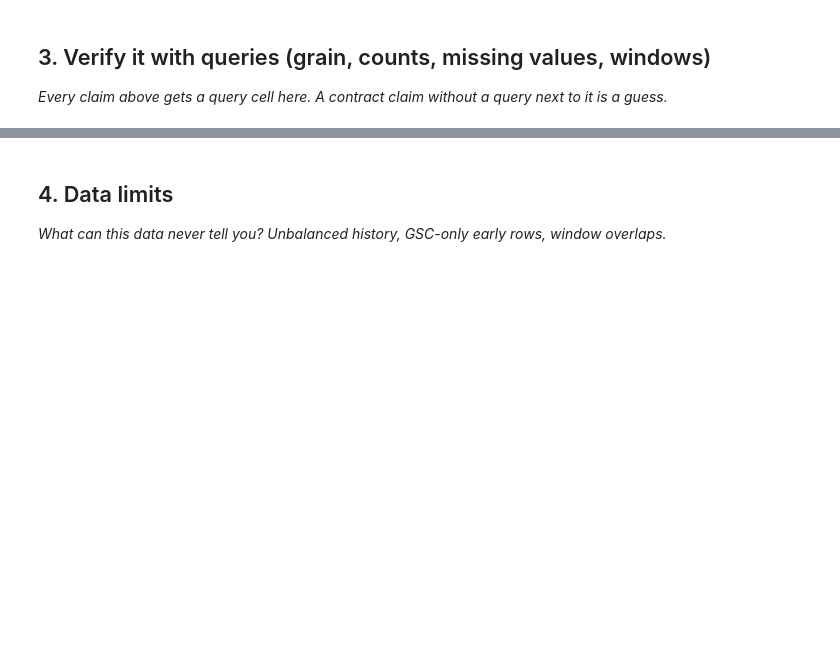
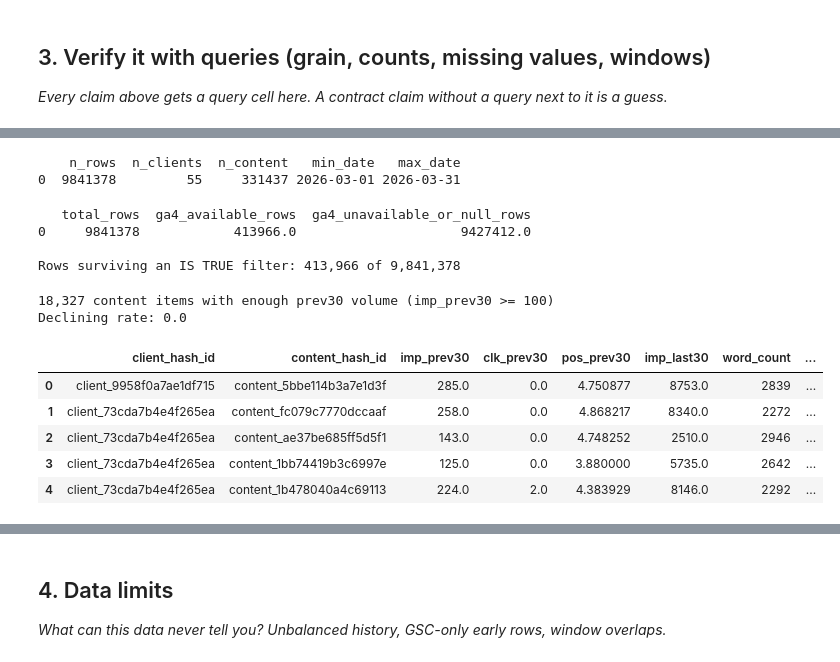
Before and after one commit to LaibaSabir1/flyrank-ml-internship-laiba_sabir, a Jupyter notebook: work/notebooks/w03_data_contract.ipynb, the cells around one changed output, grey strips where cells are left out. Drawn from its saved outputs; the diff is of its cells as text; code cells hidden in the pictures; blank space fills up the shorter version.

```diff
--- a/work/notebooks/w03_data_contract.ipynb
+++ b/work/notebooks/w03_data_contract.ipynb
@@ -20,0 +123,70 @@ This skeleton is yours to fill. Work the sections **in order** — each one has
+# %%
+# --- Query B: row count + date span for this slice ---
+span = con.sql(f"""
+    SELECT COUNT(*) AS n_rows,
+           COUNT(DISTINCT client_hash_id) AS n_clients,
+           COUNT(DISTINCT content_hash_id) AS n_content,
+           MIN(report_date) AS min_date,
+           MAX(report_date) AS max_date
+    FROM {FACT_MONTH}
+""").df()
+print(span)
+# %% [output]
+    n_rows  n_clients  n_content   min_date   max_date
+0  9841378         55     331437 2026-03-01 2026-03-31
+# %%
+# --- Query C: availability — filtered honestly with IS TRUE / IS NOT TRUE ---
+# ga4_data_available can be TRUE, FALSE, or NULL. '= FALSE' or 'NOT ...' would
+# silently mishandle the NULLs, so IS TRUE / IS NOT TRUE is required here.
+avail = con.sql(f"""
+    SELECT
+        COUNT(*) AS total_rows,
+        SUM(CASE WHEN ga4_data_available IS TRUE THEN 1 ELSE 0 END)      AS ga4_available_rows,
+        SUM(CASE WHEN ga4_data_available IS NOT TRUE THEN 1 ELSE 0 END)  AS ga4_unavailable_or_null_rows
+    FROM {FACT_MONTH}
+""").df()
+print(avail)
+print(f"\nRows surviving an IS TRUE filter: {int(avail['ga4_available_rows'][0]):,} of {int(avail['total_rows'][0]):,}")
+# %% [output]
+   total_rows  ga4_available_rows  ga4_unavailable_or_null_rows
+0     9841378            413966.0                     9427412.0
+
+Rows surviving an IS TRUE filter: 413,966 of 9,841,378
+# %%
+# --- Build the prev30 / last30 feature-and-label frame (used for section 4 and the trap below) ---
+features = con.sql(f"""
+    WITH bounds AS (
+        SELECT MAX(report_date) AS end_d FROM {FACT_MONTH}
+    ),
+    agg AS (
+        SELECT f.client_hash_id, f.content_hash_id,
+               SUM(CASE WHEN f.report_date <= b.end_d - INTERVAL 30 DAY
+                         THEN f.gsc_impressions ELSE 0 END)                 AS imp_prev30,
+               SUM(CASE WHEN f.report_date <= b.end_d - INTERVAL 30 DAY
+                         THEN f.gsc_clicks ELSE 0 END)                      AS clk_prev30,
+               AVG(CASE WHEN f.report_date <= b.end_d - INTERVAL 30 DAY
+                         THEN f.gsc_avg_position END)                       AS pos_prev30,
+               SUM(CASE WHEN f.report_date >  b.end_d - INTERVAL 30 DAY
+                         THEN f.gsc_impressions ELSE 0 END)                 AS imp_last30
+        FROM {FACT_MONTH} f, bounds b
+        GROUP BY 1, 2
+        HAVING imp_prev30 >= 100
+    )
+    SELECT a.*, d.word_count, d.content_type
+    FROM agg a
+    LEFT JOIN {DIM_CONTENT} d ON a.content_hash_id = d.content_hash_id
+""").df()
+
+features["is_declining"] = (features["imp_last30"] < 0.8 * features["imp_prev30"]).astype(int)
+print(f"{len(features):,} content items with enough prev30 volume (imp_prev30 >= 100)")
+print("Declining rate:", round(features["is_declining"].mean(), 3))
+features.head()
+# %% [output]
+18,327 content items with enough prev30 volume (imp_prev30 >= 100)
+Declining rate: 0.0
+|  | client_hash_id | content_hash_id | imp_prev30 | clk_prev30 | pos_prev30 | imp_last30 | word_count | ... |
+| 0 | client_9958f0a7ae1df715 | content_5bbe114b3a7e1d3f | 285.0 | 0.0 | 4.750877 | 8753.0 | 2839 | ... |
+| 1 | client_73cda7b4e4f265ea | content_fc079c7770dccaaf | 258.0 | 0.0 | 4.868217 | 8340.0 | 2272 | ... |
+| 2 | client_73cda7b4e4f265ea | content_ae37be685ff5d5f1 | 143.0 | 0.0 | 4.748252 | 2510.0 | 2946 | ... |
+| 3 | client_73cda7b4e4f265ea | content_1bb74419b3c6997e | 125.0 | 0.0 | 3.880000 | 5735.0 | 2642 | ... |
+| 4 | client_73cda7b4e4f265ea | content_1b478040a4c69113 | 224.0 | 2.0 | 4.383929 | 8146.0 | 2292 | ... |
```
Also changed, not shown: parts of 6 cells of this notebook.
